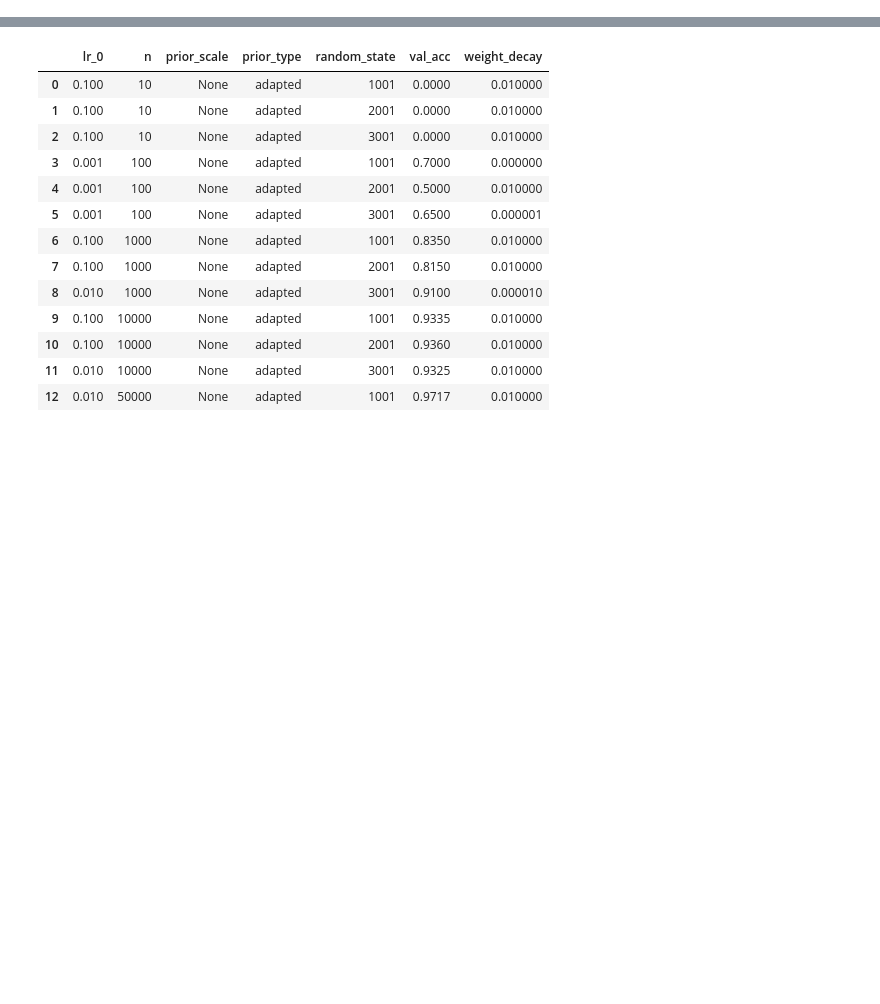
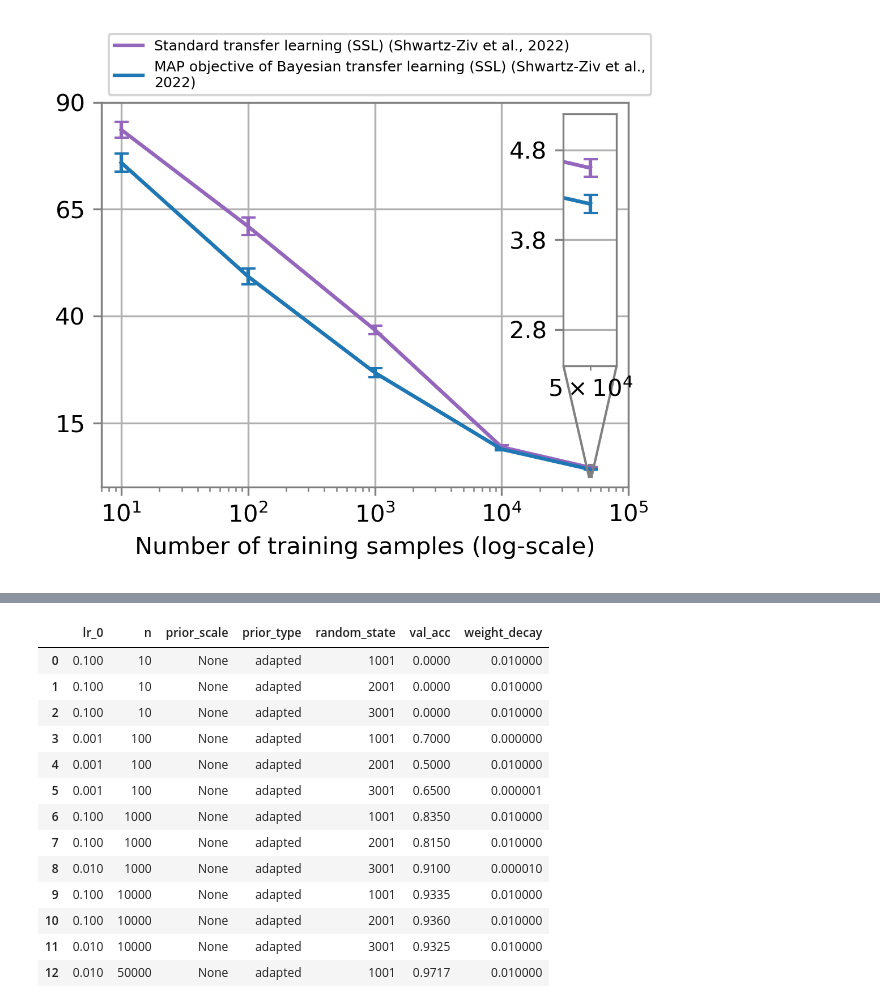
Before and after one commit to tufts-ml/bdl-transfer-learning, a Jupyter notebook: notebooks/Figure_4(a).ipynb, the cells around one changed output, grey strips where cells are left out. Cells and saved outputs as stored; diff of their text form; code cells hidden in the pictures; blank space fills up the shorter version.

```diff
--- a/notebooks/Figure_4(a).ipynb
+++ b/notebooks/Figure_4(a).ipynb
@@ -52,3 +11,52 @@ plt.show()
+# %%
+def color_ax(ax, color='gray'):
+    ax.grid(zorder=0)
+    ax.spines['bottom'].set_color(color)
+    ax.spines['top'].set_color(color)
+    ax.spines['left'].set_color(color)
+    ax.spines['right'].set_color(color)
+    ax.tick_params(which='both', color=color)
+
+def plot_figure_4a(ax):
+    # Reported values in Pre-Train Your Loss
+    #ax.plot([100, 1000, 10000, 50000], [60.2, 21.17, 8, 2.8], label='Standard transfer learning (Supervised) (Kaplun et al., 2023)', color='#2ca02c')
+    #ax.errorbar([100, 1000, 10000, 50000], [60.2, 21.17, 8, 2.8], yerr=[5.2, 1.22, 0.34, 0.07], capsize=3, color='#2ca02c')
+    #ax.plot([10, 100, 1000, 10000, 50000], [81.9, 62.1, 36.5, 11.6, 4.4], label='Standard transfer learning (Supervised) (Shwartz-Ziv et al., 2022)', color='#ff7f0e')
+    ax.plot([10, 100, 1000, 10000, 50000], [83.6, 61.0, 36.8, 9.4, 4.6], label='Standard transfer learning (SSL) (Shwartz-Ziv et al., 2022)', color='#9467bd')
+    ax.errorbar([10, 100, 1000, 10000, 50000], [83.6, 61.0, 36.8, 9.4, 4.6], yerr=[1.8, 2.1, 1.0, 0.4, 0.1], capsize=3, color='#9467bd')
+    ax.plot([10, 100, 1000, 10000, 50000], [75.9, 49.3, 26.8, 8.9, 4.2], label='MAP objective of Bayesian transfer learning (SSL) (Shwartz-Ziv et al.,\n2022)', color='#1f77b4')
+    ax.errorbar([10, 100, 1000, 10000, 50000], [75.9, 49.3, 26.8, 8.9, 4.2], yerr=[2.1, 1.9, 1.1, 0.3, 0.1], capsize=3, color='#1f77b4')
+    # Zoomed section
+    axins = zoomed_inset_axes(ax, zoom=21, loc='upper right')
+    #axins.plot([100, 1000, 10000, 50000], [60.2, 21.17, 8, 2.8], label='Standard transfer learning (Supervised) (Kaplun et al., 2023)', color='#2ca02c')
+    #axins.errorbar([100, 1000, 10000, 50000], [60.2, 21.17, 8, 2.8], yerr=[5.2, 1.22, 3.4, 0.07], capsize=3, color='#2ca02c')
+    #axins.plot([10, 100, 1000, 10000, 50000], [81.9, 62.1, 36.5, 11.6, 4.4], label='Standard transfer learning (Supervised) (Shwartz-Ziv et al., 2022)', color='#ff7f0e')
+    axins.plot([10, 100, 1000, 10000, 50000], [83.6, 61.0, 36.8, 9.4, 4.6], label='Standard transfer learning (SSL) (Shwartz-Ziv et al., 2022)', color='#9467bd')
+    axins.errorbar([10, 100, 1000, 10000, 50000], [83.6, 61.0, 36.8, 9.4, 4.6], yerr=[1.8, 2.1, 1.0, 0.4, 0.1], capsize=3, color='#9467bd')
+    axins.plot([10, 100, 1000, 10000, 50000], [75.9, 49.3, 26.8, 8.9, 4.2], label='MAP objective of Bayesian transfer learning (SSL) (Shwartz-Ziv et al.,\n2022)', color='#1f77b4')
+    axins.errorbar([10, 100, 1000, 10000, 50000], [75.9, 49.3, 26.8, 8.9, 4.2], yerr=[2.1, 1.9, 1.1, 0.3, 0.1], capsize=3, color='#1f77b4')
+    axins.set_xlim([48850, 51150])
+    axins.set_ylim([2.4, 5.2])
+    axins.set_yticks([2.8, 3.8, 4.8])
+    axins.set_xscale('log')
+    color_ax(axins)
+    mark_inset(ax, axins, loc1=3, loc2=4, color='gray')
+    # Formatting
+    ax.set_xlim([7, 1e5])
+    ax.set_xticks([1e1, 1e2, 1e3, 1e4, 1e5])
+    ax.set_yticks([15, 40, 65, 90])
+    ax.set_xscale('log')
+    color_ax(ax)
+    ax.set_xlabel('Number of training samples (log-scale)')
+    #ax.set_ylabel('Test error')
+    ax.legend(loc='lower left', bbox_to_anchor=(0, 1), fontsize=6)
+
+fig, ax = plt.subplots(ncols=1, nrows=1, figsize=(4, 3), dpi=300)
+plot_figure_4a(ax)
+#plt.savefig('supervised_comparison.pdf', bbox_inches='tight')
+plt.show()
+# %% [output]
+[figure, added]
 # %%
 def get_df(path):
     df = pd.read_csv(path, index_col='Unnamed: 0')
```
Also changed, not shown: parts of 7 cells of this notebook, 15 other files.
